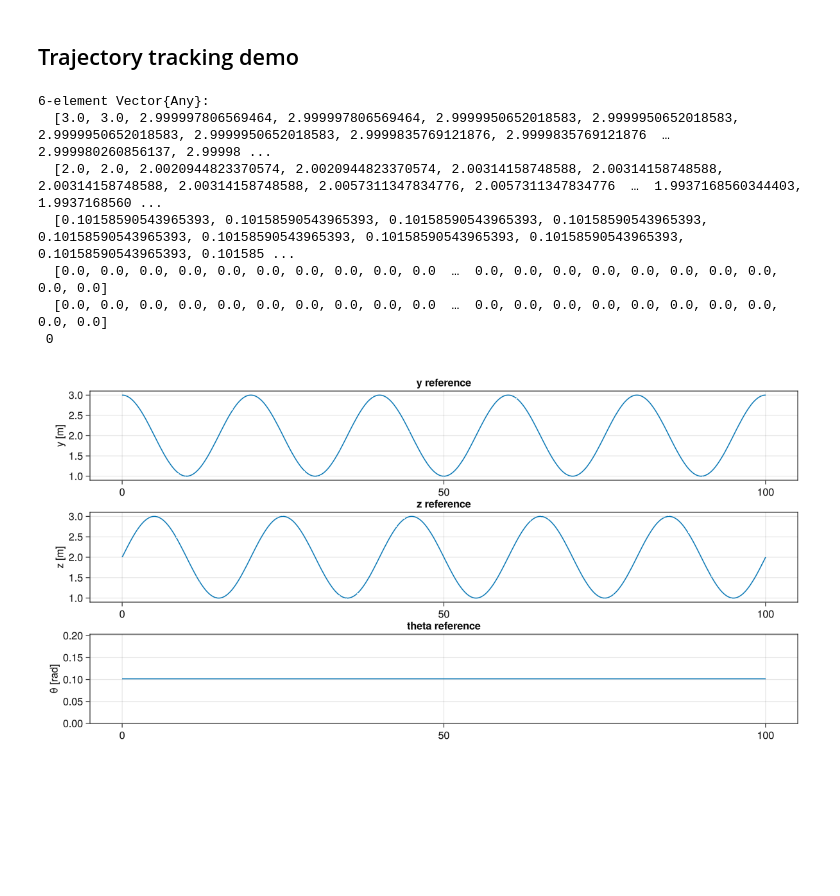
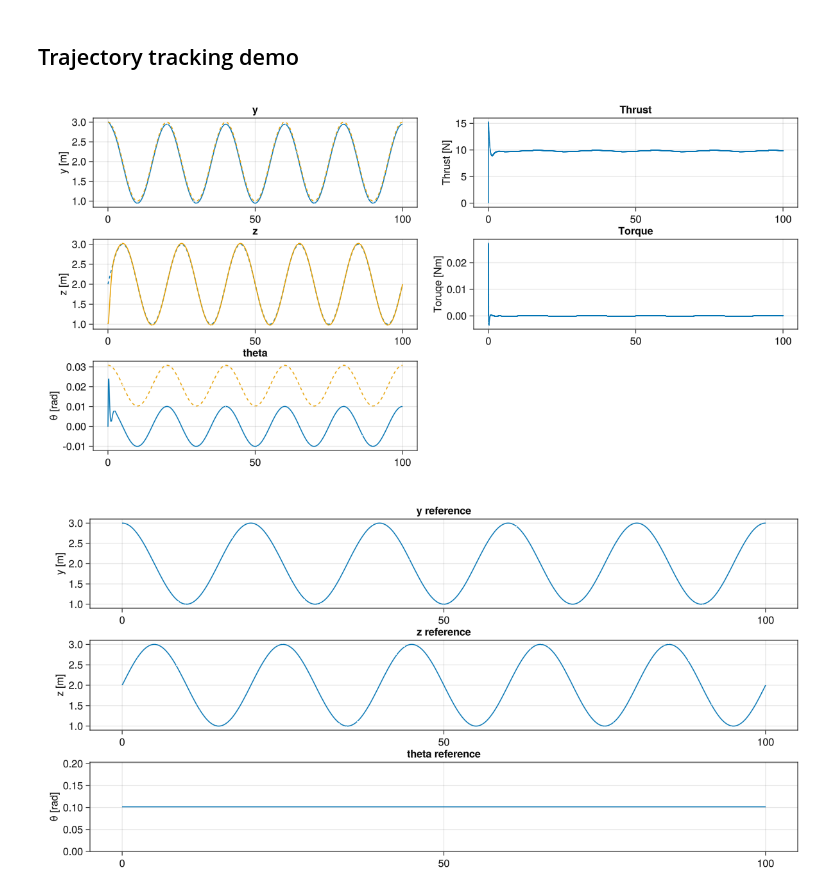
Before and after one commit to sarath-menon/robotics-tutorial-notebooks, a Jupyter notebook: dynamics/julia/demos/quad_2d/quad_2d_diffeq.ipynb, the cells around one changed output. Drawn from its saved outputs; the diff is of its cells as text; code cells hidden in the pictures; blank space fills up the shorter version.

Commit message:
trajectory generator bugs fixed

```diff
--- a/dynamics/julia/demos/quad_2d/quad_2d_diffeq.ipynb
+++ b/dynamics/julia/demos/quad_2d/quad_2d_diffeq.ipynb
@@ -290,6 +290,9 @@ end
 # %% [markdown]
 ## Trajectory tracking demo
 # %%
+include("trajectory_generation.jl")
+include("utilities.jl")
+
 control_cb = PeriodicCallback(sim_params.Ts, initial_affect=true) do integrator
     nx = 6
 
@@ -321,41 +324,37 @@ control_cb = PeriodicCallback(sim_params.Ts, initial_affect=true) do integrator
     #Update the control-signal
     integrator.u[sim_params.nx+1:end] .= SA_F64[f_1, f_2]
 end
 
 #Initial Conditions
 x₀ = Pose2D(3,1,0,0,0,0)
 
 # #Initial Conditions
 # X_final = [0,0,0,0,0,0]
 
+# compute LQR controller matrix K
+K = get_dlqr_gain(;Q=[10.0,10.0,5.0,1.0,1.0,1.0], R=[1.0,1.0])
+
 # parameters
 params = (; m=quad_obj.m, g=-9.81, l=quad_obj.L, I_xx = 0.003, safety_box = safety_box, K=K, X_trajetory=generate_circle_trajectory)
 
 tspan = (0.0, 100.0);
 
 initial_state = [x₀.y, x₀.z, x₀.θ, x₀.ẏ, x₀.ż, x₀.θ̇]; # state
 u₀ = [0,0]; # control
 
 initial_conditions = vcat(initial_state,u₀)
 
 #Pass to solvers
 cb_set = CallbackSet(control_cb,cb)
 prob = ODEProblem(quad_2d, initial_conditions, tspan, params, callback=cb_set);
 sol = solve(prob, Tsit5(), abstol=1e-8, reltol=1e-8, save_everystep = false);
-include("trajectory_generation.jl")
 
 # compute entire reference trajectory at sol.t timesteps
 (y_req, z_req, θ_req, ẏ_req, ż_req, θ̇_req) = generate_circle_trajectory(circle_trajec_params, sol.t)
 
 quad_2d_plot_normal(sol; y_ref=y_req, z_ref=z_req, theta_ref=θ_req)
 # %% [output]
-6-element Vector{Any}:
-  [3.0, 3.0, 2.999997806569464, 2.999997806569464, 2.9999950652018583, 2.9999950652018583, 2.9999950652018583, 2.9999950652018583, 2.9999835769121876, 2.9999835769121876  …  2.999980260856137, 2.99998 ...
-  [2.0, 2.0, 2.0020944823370574, 2.0020944823370574, 2.00314158748588, 2.00314158748588, 2.00314158748588, 2.00314158748588, 2.0057311347834776, 2.0057311347834776  …  1.9937168560344403, 1.9937168560 ...
-  [0.10158590543965393, 0.10158590543965393, 0.10158590543965393, 0.10158590543965393, 0.10158590543965393, 0.10158590543965393, 0.10158590543965393, 0.10158590543965393, 0.10158590543965393, 0.101585 ...
-  [0.0, 0.0, 0.0, 0.0, 0.0, 0.0, 0.0, 0.0, 0.0, 0.0  …  0.0, 0.0, 0.0, 0.0, 0.0, 0.0, 0.0, 0.0, 0.0, 0.0]
-  [0.0, 0.0, 0.0, 0.0, 0.0, 0.0, 0.0, 0.0, 0.0, 0.0  …  0.0, 0.0, 0.0, 0.0, 0.0, 0.0, 0.0, 0.0, 0.0, 0.0]
- 0
+[figure, added]
 # %%
 let
 include("trajectory_generation.jl")
```
Also changed, not shown: 1 other file.
